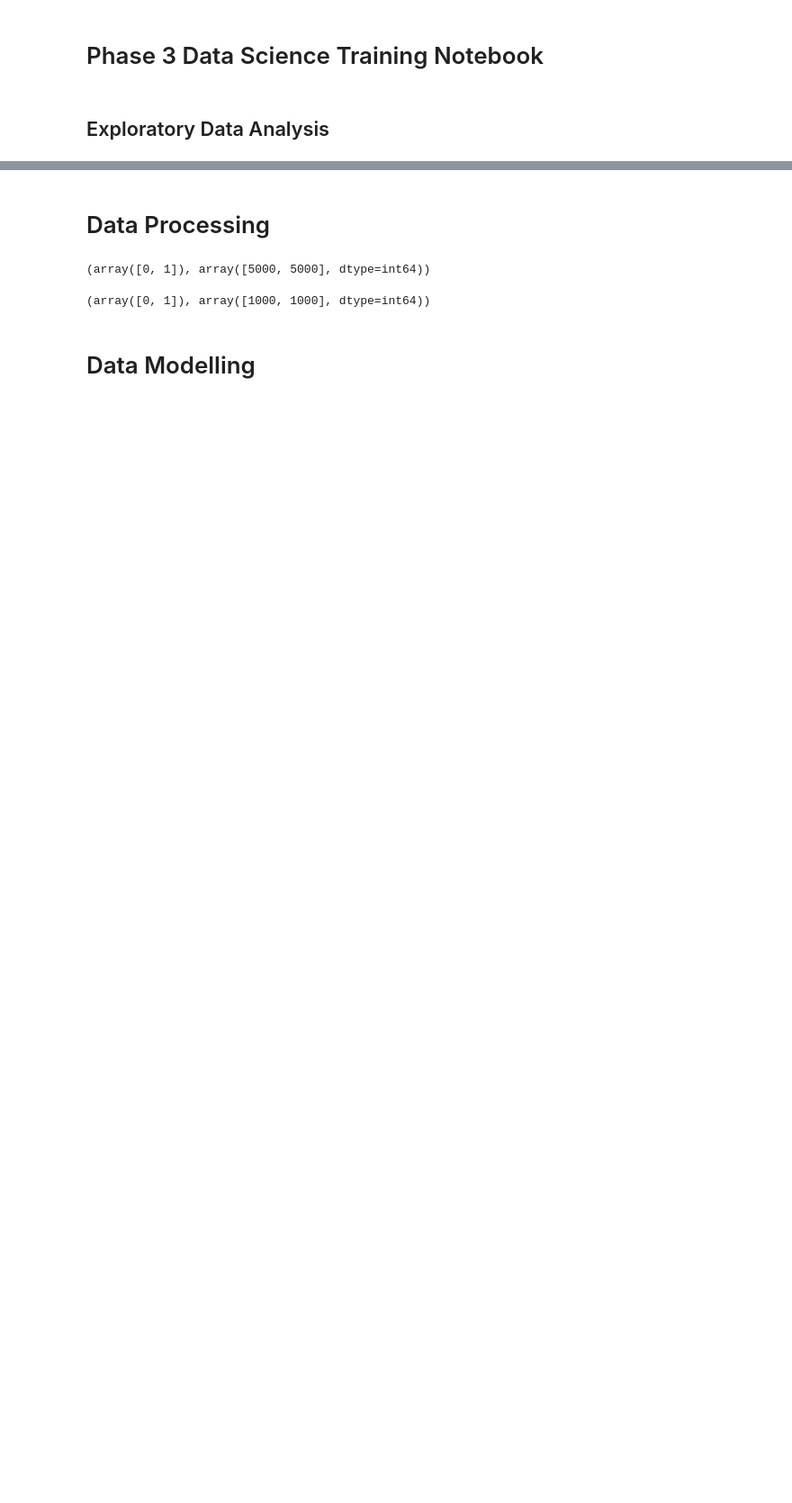
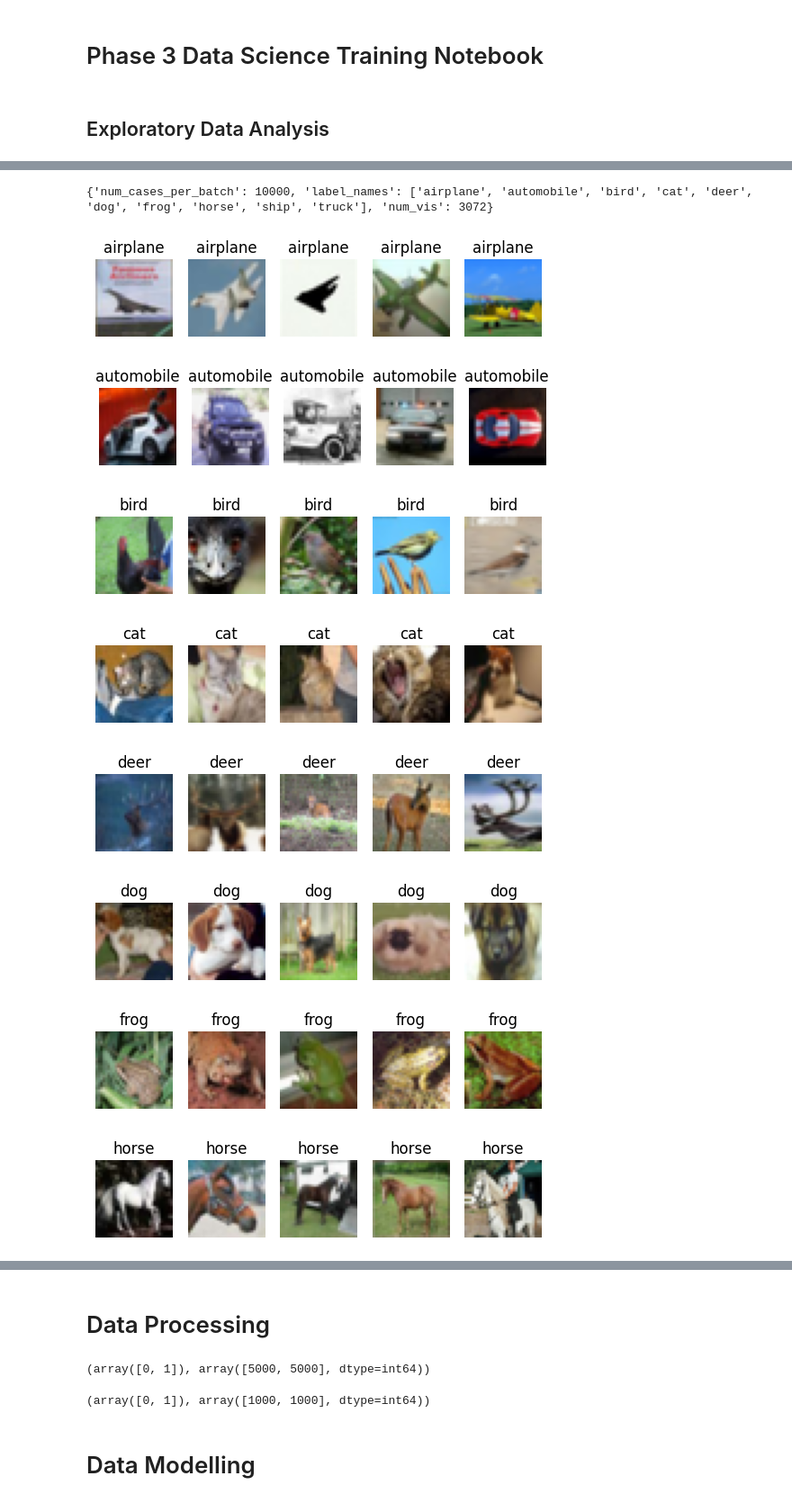
Before and after one commit to aguo921/MSA-Phase-3-Data-Science, a Jupyter notebook: make-model.ipynb, the cells around one changed output, grey strips where cells are left out. Shown: that part at 90% size. Drawn from its saved outputs; the diff is of its cells as text; code cells hidden in the pictures; blank space fills up the shorter version.

```diff
--- a/make-model.ipynb
+++ b/make-model.ipynb
@@ -44,0 +15,10 @@ for i in range(10):
+# %%
+# extract meta data from meta file
+meta_file = open("cifar-10-batches-py/batches.meta", "rb")
+meta_data = pickle.load(meta_file)
+print(meta_data)
+# %% [output]
+{'num_cases_per_batch': 10000, 'label_names': ['airplane', 'automobile', 'bird', 'cat', 'deer', 'dog', 'frog', 'horse', 'ship', 'truck'], 'num_vis': 3072}
+# %%
+# extract label names from meta data
+label_names = meta_data['label_names']
@@ -44,0 +28,30 @@ for i in range(10):
+# %%
+# function to return data with chosen label
+def filter_by_label(batch, label, max):
+    filtered = []
+    count = 0
+    i = 0
+    while count < max:
+        if batch[b'labels'][i] == label:
+            filtered.append(batch[b'data'][i])
+            count += 1
+        i += 1
+    return filtered
+# %%
+# loop through each label
+for i, label in enumerate(label_names):
+    # show first five images with label
+    fig, axs = plt.subplots(ncols=5)
+    for j, data in enumerate(filter_by_label(test_batch, i, 5)):
+        show_image(axs[j], reshape_image(data))
+        axs[j].set_title(label)
+    fig.show()
+# %% [output]
+[figure, added]
+[figure, added]
+[figure, added]
+[figure, added]
+[figure, added]
+[figure, added]
+[figure, added]
+[figure, added]
```
Also changed, not shown: parts of 19 cells of this notebook.
